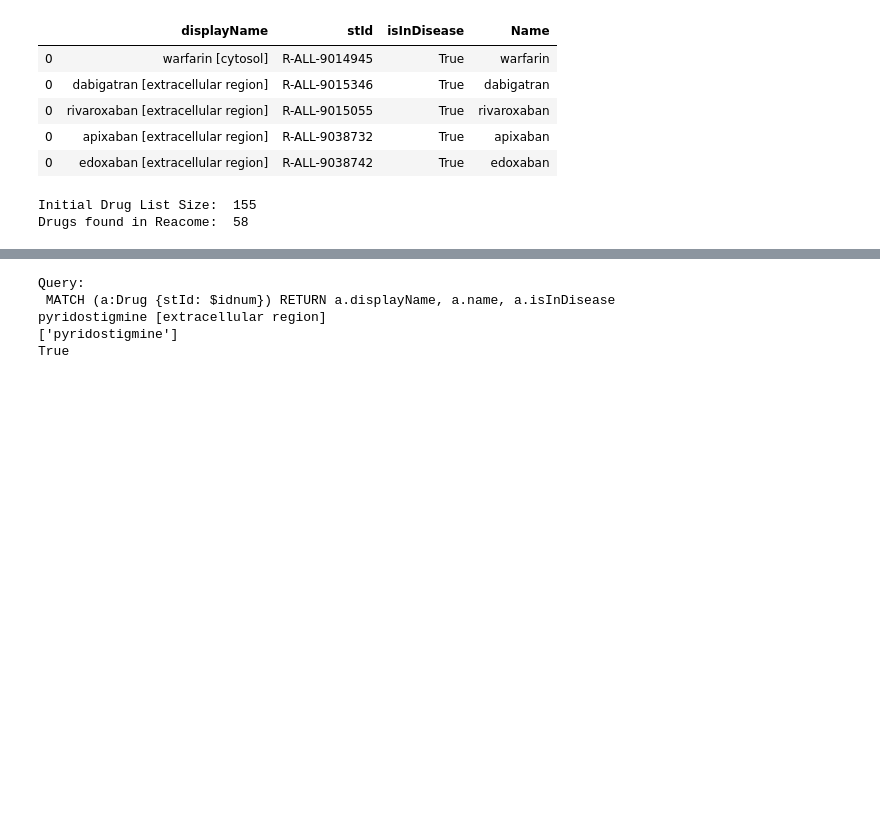
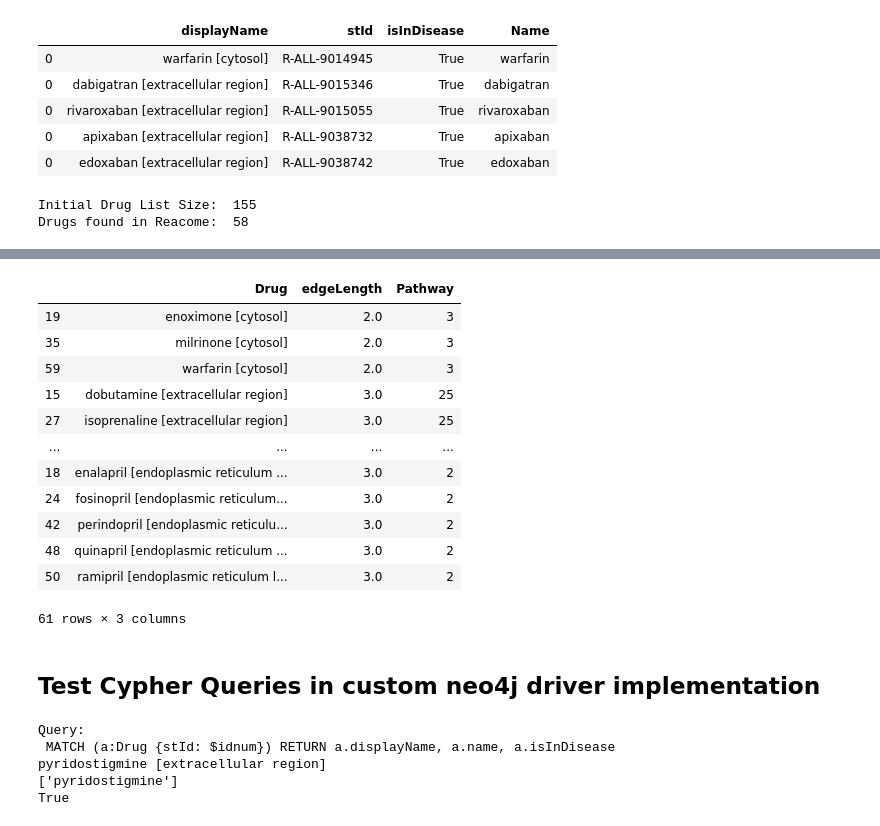
Before and after one commit to pinglab-intern/caseolap-pipeline, a Jupyter notebook: Explore_Drug_chemical_OxStress.ipynb, the cells around one changed output, grey strips where cells are left out. Saved outputs shown, nothing was run; the diff lists cells and outputs as text; code cells hidden in the pictures; blank space fills up the shorter version.

```diff
--- a/Explore_Drug_chemical_OxStress.ipynb
+++ b/Explore_Drug_chemical_OxStress.ipynb
@@ -103,3 +144,22 @@ Query:
+# %%
+# Number of pathways per drug, seperated by edgeLength
+pd.DataFrame(pathways.groupby(['Drug', 'edgeLength']).Pathway.nunique()).reset_index().sort_values(by=['edgeLength', 'Pathway'], ascending=[True, False])
+# %% [output]
+|  | Drug | edgeLength | Pathway |
+| 19 | enoximone [cytosol] | 2.0 | 3 |
+| 35 | milrinone [cytosol] | 2.0 | 3 |
+| 59 | warfarin [cytosol] | 2.0 | 3 |
+| 15 | dobutamine [extracellular region] | 3.0 | 25 |
+| 27 | isoprenaline [extracellular region] | 3.0 | 25 |
+| ... | ... | ... | ... |
+| 18 | enalapril [endoplasmic reticulum ... | 3.0 | 2 |
+| 24 | fosinopril [endoplasmic reticulum... | 3.0 | 2 |
+| 42 | perindopril [endoplasmic reticulu... | 3.0 | 2 |
+| 48 | quinapril [endoplasmic reticulum ... | 3.0 | 2 |
+| 50 | ramipril [endoplasmic reticulum l... | 3.0 | 2 |
+61 rows × 3 columns
+# %% [markdown]
+## Test Cypher Queries in custom neo4j driver implementation
 # %%
 driver.get_node_info(
     id_field="stId",
```
Also changed, not shown: parts of 7 cells of this notebook, 2 other files.
